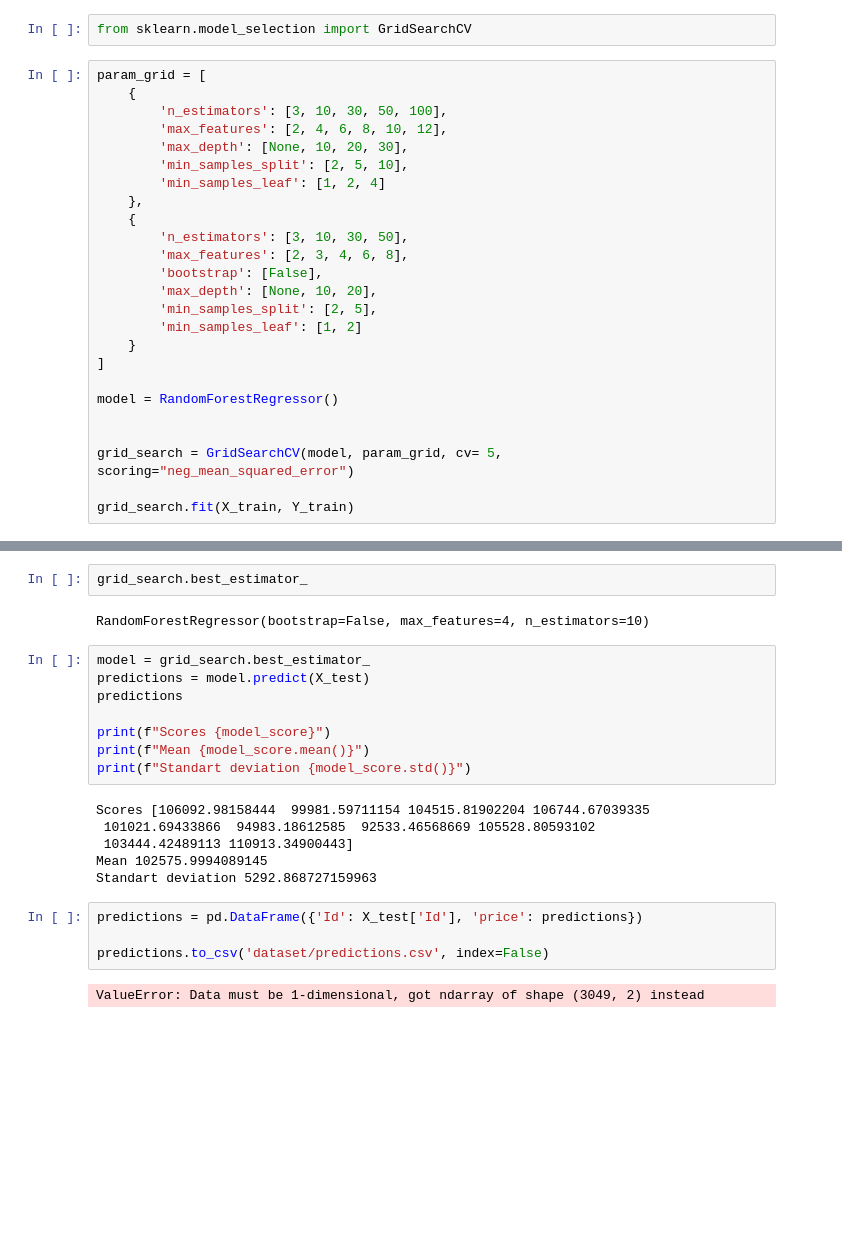
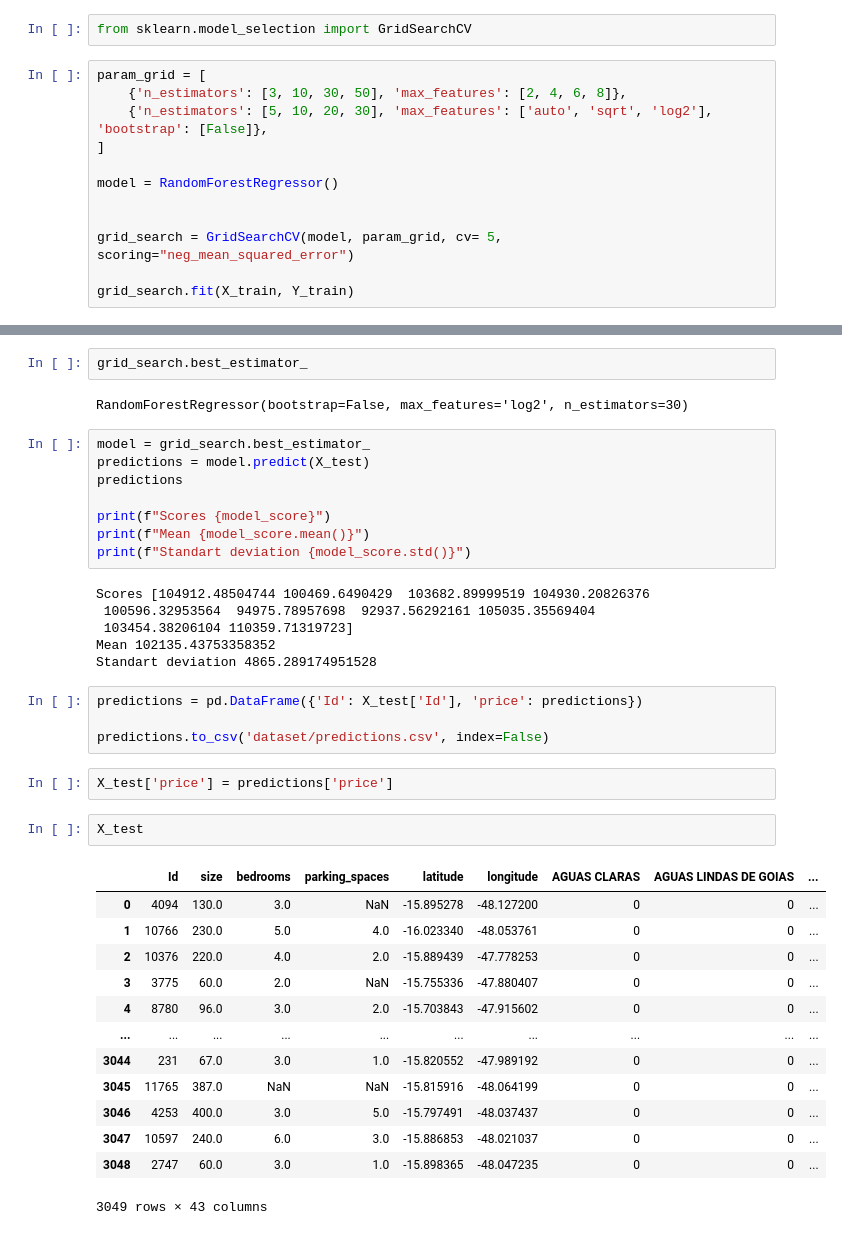
Before and after one commit to lucasdbr05/cis_ieee, a Jupyter notebook: pt3_neural_networks/kaggle.ipynb, the cells around one changed output, grey strips where cells are left out. Cells and saved outputs as stored; diff of their text form; blank space fills up the shorter version.

```diff
--- a/pt3_neural_networks/kaggle.ipynb
+++ b/pt3_neural_networks/kaggle.ipynb
@@ -200,21 +208,8 @@ Standart deviation 5172.542736137748
 from sklearn.model_selection import GridSearchCV
 # %%
 param_grid = [
-    {
-        'n_estimators': [3, 10, 30, 50, 100],
-        'max_features': [2, 4, 6, 8, 10, 12],
-        'max_depth': [None, 10, 20, 30],
-        'min_samples_split': [2, 5, 10],
-        'min_samples_leaf': [1, 2, 4]
-    },
-    {
-        'n_estimators': [3, 10, 30, 50],
-        'max_features': [2, 3, 4, 6, 8],
-        'bootstrap': [False],
-        'max_depth': [None, 10, 20],
-        'min_samples_split': [2, 5],
-        'min_samples_leaf': [1, 2]
-    }
+    {'n_estimators': [3, 10, 30, 50], 'max_features': [2, 4, 6, 8]},
+    {'n_estimators': [5, 10, 20, 30], 'max_features': ['auto', 'sqrt', 'log2'], 'bootstrap': [False]},
 ]
 
 model = RandomForestRegressor()
@@ -230,7 +250,7 @@ grid_search.best_params_
 # %%
 grid_search.best_estimator_
 # %% [output]
-RandomForestRegressor(bootstrap=False, max_features=4, n_estimators=10)
+RandomForestRegressor(bootstrap=False, max_features='log2', n_estimators=30)
 # %%
 model = grid_search.best_estimator_
 predictions = model.predict(X_test)
@@ -240,14 +260,30 @@ print(f"Scores {model_score}")
 print(f"Mean {model_score.mean()}")
 print(f"Standart deviation {model_score.std()}")
 # %% [output]
-Scores [106092.98158444  99981.59711154 104515.81902204 106744.67039335
- 101021.69433866  94983.18612585  92533.46568669 105528.80593102
- 103444.42489113 110913.34900443]
-Mean 102575.9994089145
-Standart deviation 5292.868727159963
+Scores [104912.48504744 100469.6490429  103682.89999519 104930.20826376
+ 100596.32953564  94975.78957698  92937.56292161 105035.35569404
+ 103454.38206104 110359.71319723]
+Mean 102135.43753358352
+Standart deviation 4865.289174951528
 # %%
 predictions = pd.DataFrame({'Id': X_test['Id'], 'price': predictions})
 
 predictions.to_csv('dataset/predictions.csv', index=False)
-# %% [output]
-ValueError: Data must be 1-dimensional, got ndarray of shape (3049, 2) instead
+# %%
+X_test['price'] = predictions['price']
+# %%
+X_test
+# %% [output]
+|  | Id | size | bedrooms | parking_spaces | latitude | longitude | AGUAS CLARAS | AGUAS LINDAS DE GOIAS | ... |
+| 0 | 4094 | 130.0 | 3.0 | NaN | -15.895278 | -48.127200 | 0 | 0 | ... |
+| 1 | 10766 | 230.0 | 5.0 | 4.0 | -16.023340 | -48.053761 | 0 | 0 | ... |
+| 2 | 10376 | 220.0 | 4.0 | 2.0 | -15.889439 | -47.778253 | 0 | 0 | ... |
+| 3 | 3775 | 60.0 | 2.0 | NaN | -15.755336 | -47.880407 | 0 | 0 | ... |
+| 4 | 8780 | 96.0 | 3.0 | 2.0 | -15.703843 | -47.915602 | 0 | 0 | ... |
+| ... | ... | ... | ... | ... | ... | ... | ... | ... | ... |
+| 3044 | 231 | 67.0 | 3.0 | 1.0 | -15.820552 | -47.989192 | 0 | 0 | ... |
+| 3045 | 11765 | 387.0 | NaN | NaN | -15.815916 | -48.064199 | 0 | 0 | ... |
+| 3046 | 4253 | 400.0 | 3.0 | 5.0 | -15.797491 | -48.037437 | 0 | 0 | ... |
+| 3047 | 10597 | 240.0 | 6.0 | 3.0 | -15.886853 | -48.021037 | 0 | 0 | ... |
+| 3048 | 2747 | 60.0 | 3.0 | 1.0 | -15.898365 | -48.047235 | 0 | 0 | ... |
+3049 rows × 43 columns
```
Also changed, not shown: parts of 4 cells of this notebook, 1 other file.
